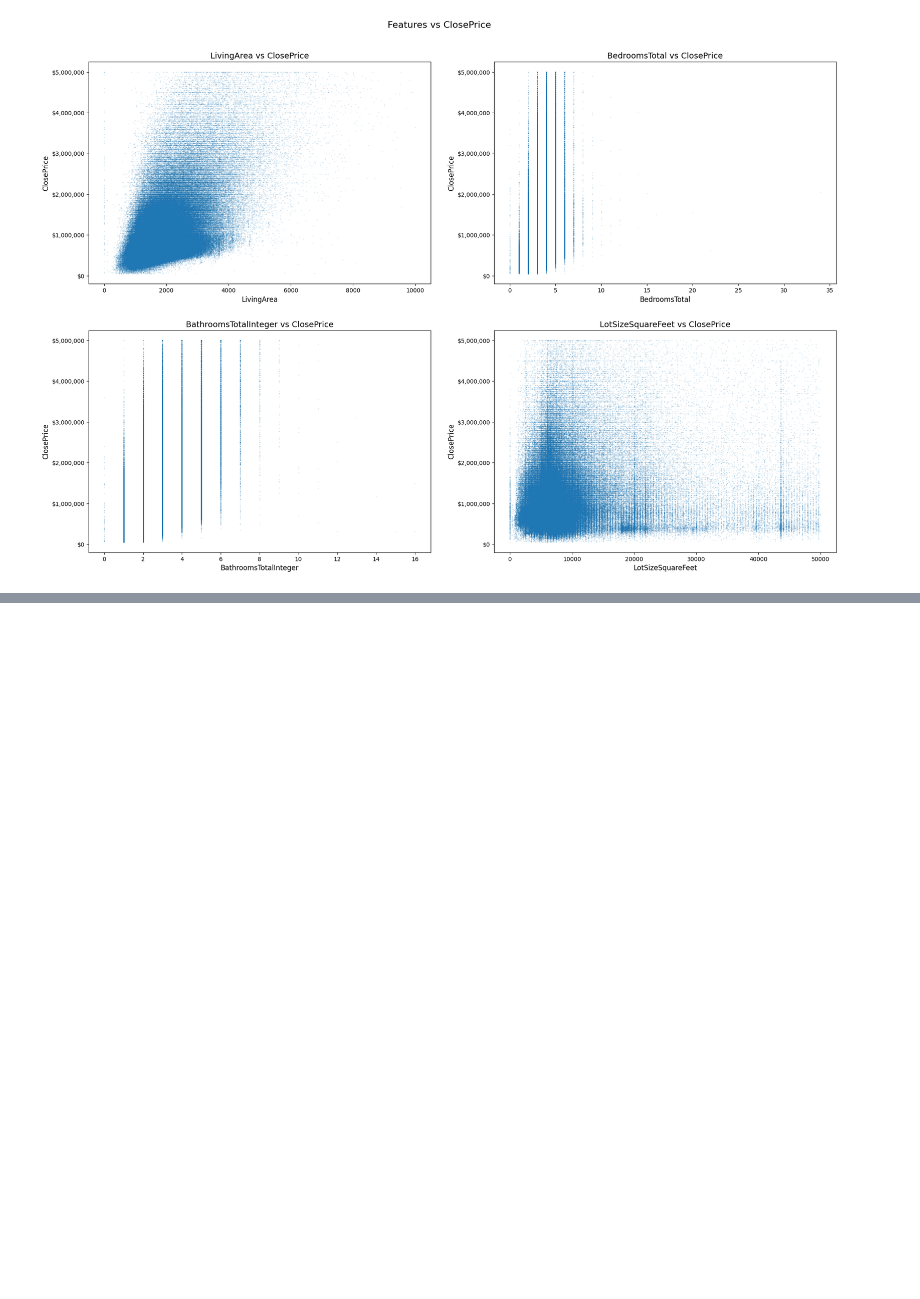
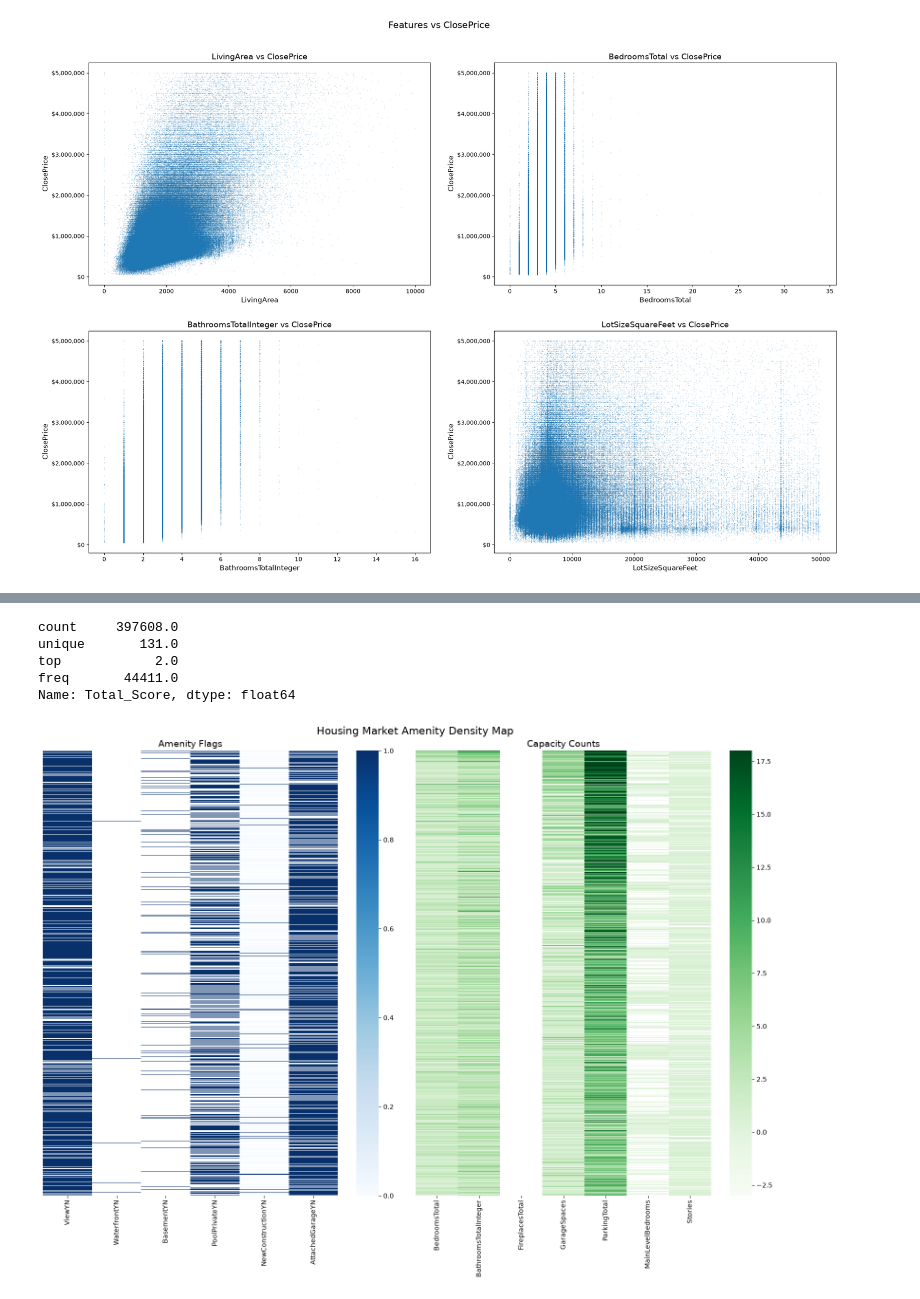
Before and after one commit to Danielchf2006/CA-Property-price-modeling, a Jupyter notebook: Jupyter notebook 01_exploration.ipynb, the cells around one changed output, grey strips where cells are left out. Drawn from its saved outputs; the diff is of its cells as text; code cells hidden in the pictures; blank space fills up the shorter version.

```diff
--- a/Jupyter notebook 01_exploration.ipynb
+++ b/Jupyter notebook 01_exploration.ipynb
@@ -237,0 +309,64 @@ max         1.987207e+09
+# %%
+# Original code divides by max — one extreme outlier skews everything
+# Percentile normalization is more robust
+
+df_normalized = df.copy()
+
+scaler = RobustScaler()  # uses median and IQR, not min/max
+df_normalized[amenities_count_cols] = scaler.fit_transform(
+    df[amenities_count_cols]
+)
+# %%
+# Add sub-scores to df_normalized
+df_normalized['size_score'] = (
+    df_normalized['BedroomsTotal'] +
+    df_normalized['BathroomsTotalInteger'] +
+    df_normalized['Stories']
+) / 3
+
+df_normalized['luxury_score'] = (
+    df_normalized['ViewYN'] +
+    df_normalized['WaterfrontYN'] +
+    df_normalized['PoolPrivateYN'] +
+    df_normalized['FireplacesTotal']
+) / 4
+
+df_normalized['parking_score'] = (
+    df_normalized['GarageSpaces'] +
+    df_normalized['ParkingTotal'] +
+    df_normalized['AttachedGarageYN']
+) / 3
+
+# Add Total_Score
+df_normalized['Total_Score'] = df_normalized[target_cols].sum(axis=1)
+
+# Verify
+print(df_normalized['Total_Score'].describe())
+# %% [output]
+count     397608.0
+unique       131.0
+top            2.0
+freq       44411.0
+Name: Total_Score, dtype: float64
+# %%
+sample = df_normalized.sort_values('Total_Score', ascending=False).head(5000)
+
+fig, axes = plt.subplots(1, 2, figsize=(16, 12))
+
+# Left — boolean amenities only
+sns.heatmap(sample[amenities_bool_cols].astype(float),
+            cmap="Blues", yticklabels=False,
+            ax=axes[0], cbar=True)
+axes[0].set_title("Amenity Flags", fontsize=14)
+
+# Right — count features only
+sns.heatmap(sample[amenities_count_cols].astype(float),
+            cmap="Greens", yticklabels=False,
+            ax=axes[1], cbar=True)
+axes[1].set_title("Capacity Counts", fontsize=14)
+
+plt.suptitle("Housing Market Amenity Density Map", fontsize=16)
+plt.tight_layout()
+plt.show()
+# %% [output]
+[figure, added]
```
Also changed, not shown: parts of 6 cells of this notebook, 2 other files.
